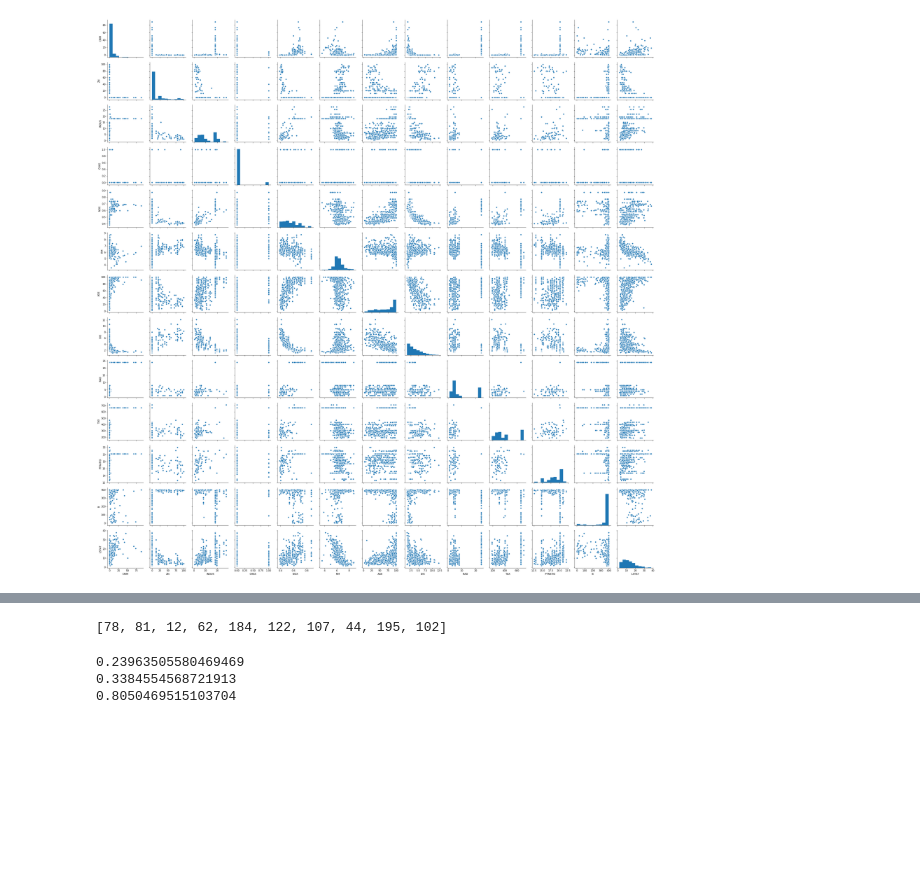
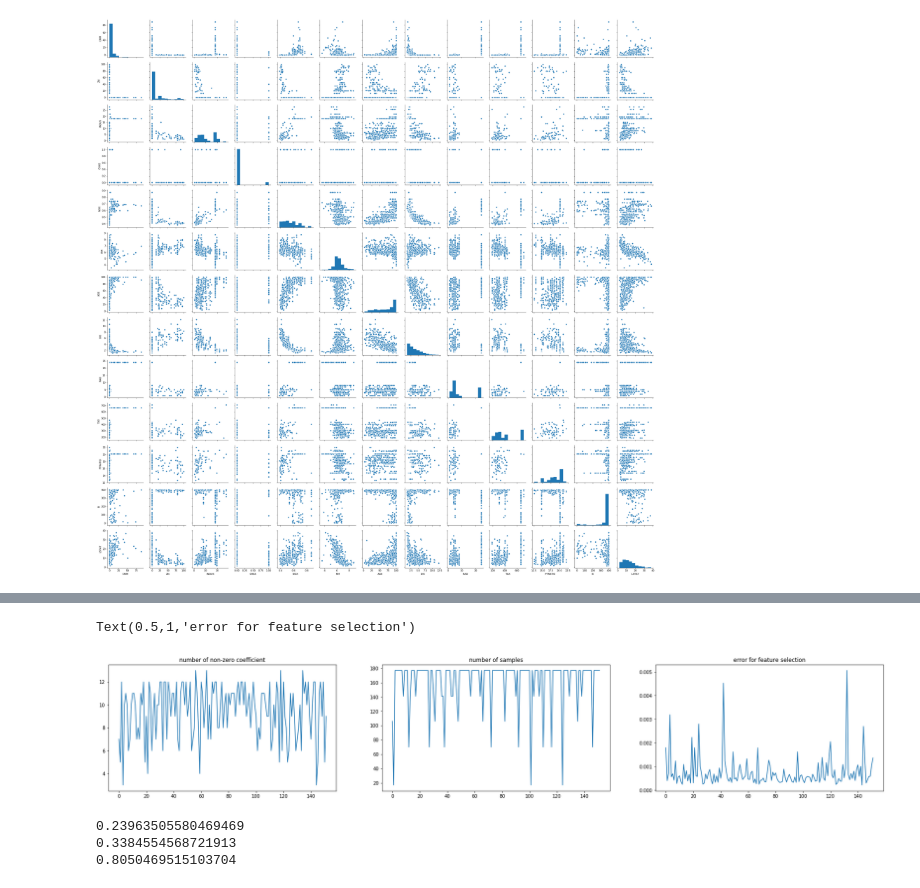
Before and after one commit to statefb/just-in-time-modeling, a Jupyter notebook: Boston.ipynb, the cells around one changed output, grey strips where cells are left out. Saved outputs shown, nothing was run; the diff lists cells and outputs as text; code cells hidden in the pictures; blank space fills up the shorter version.

```diff
--- a/Boston.ipynb
+++ b/Boston.ipynb
@@ -67,7 +77,18 @@ plt.bar(range(X.shape[1]),np.abs(C).sum(axis=1))
-# %%
-model.results_[78]["local_indices"]
-# %% [output]
-[78, 81, 12, 62, 184, 122, 107, 44, 195, 102]
+# %%
+num_coef = [r["coef"].size for r in model.results_]
+num_sample = [len(r["local_indices"]) for r in model.results_]
+error = [r["feature_selection_error"] for r in model.results_]
+
+f,ax = plt.subplots(1,3,figsize=(30,5))
+ax[0].plot(num_coef)
+ax[1].plot(num_sample)
+ax[2].plot(error)
+ax[0].set_title("number of non-zero coefficient")
+ax[1].set_title("number of samples")
+ax[2].set_title("error for feature selection")
+# %% [output]
+Text(0.5,1,'error for feature selection')
+[figure, added]
 # %%
 from sklearn.linear_model import LinearRegression,ElasticNetCV,LassoCV,Lasso
 # lm = LinearRegression()
```
Also changed, not shown: parts of 4 cells of this notebook, 5 other files.
